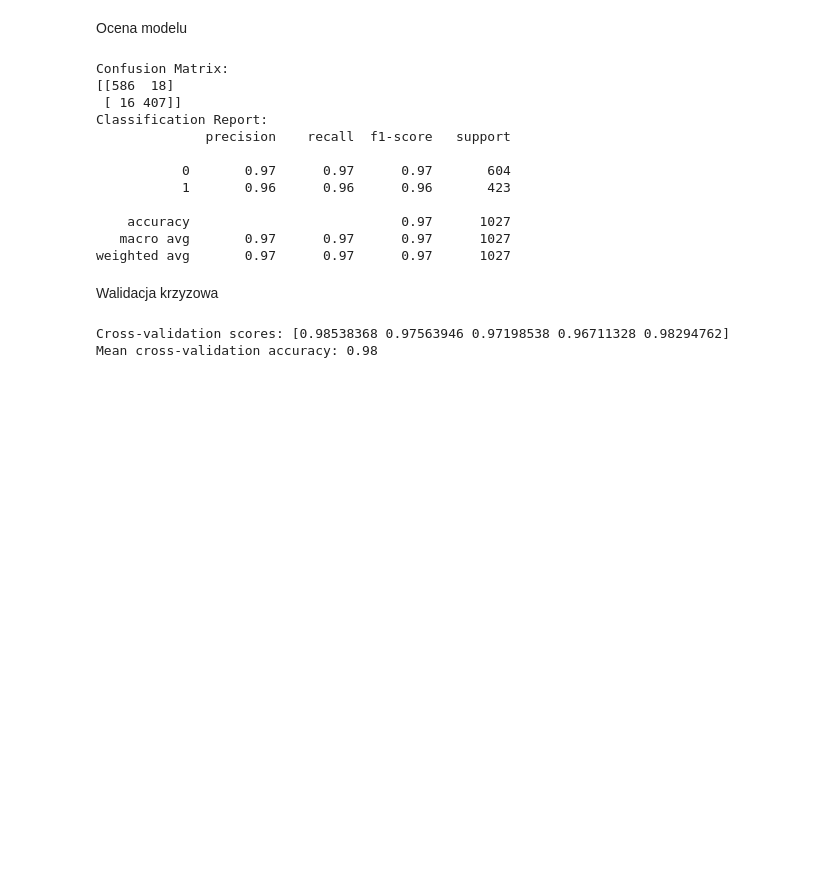
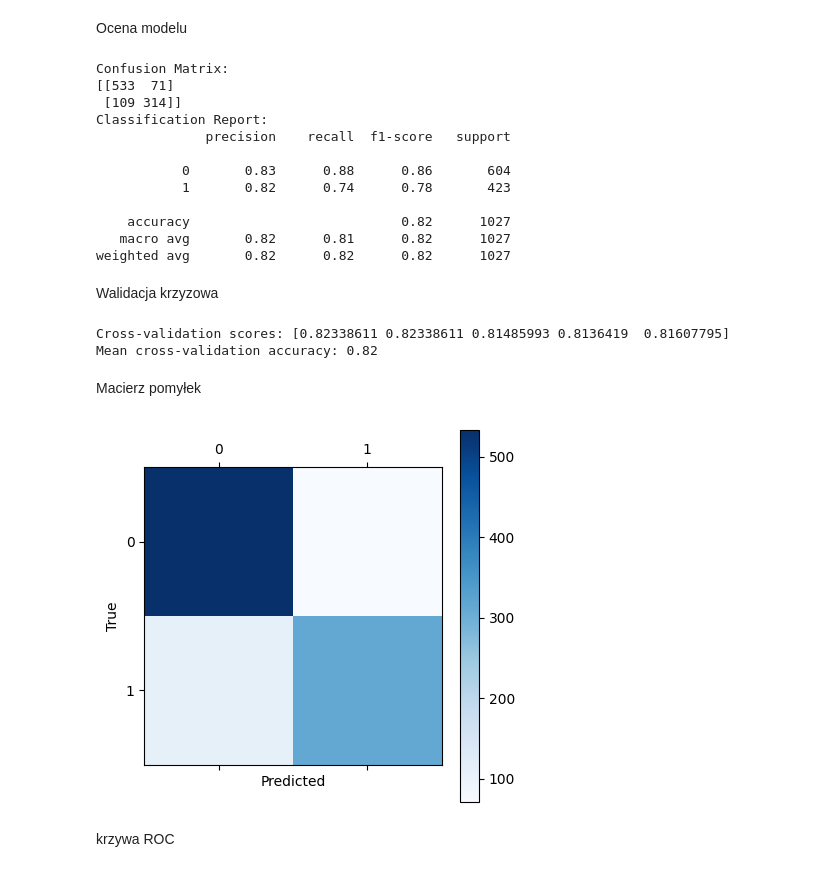
Before and after one commit to krukemilia/UM_health_test_by_blood, a Jupyter notebook: health_test_mlp_classifier.ipynb, the cells around one changed output. Saved outputs shown, nothing was run; the diff lists cells and outputs as text; code cells hidden in the pictures; blank space fills up the shorter version.

Commit message:
clean up data for mlp classifier, add confusion matrix, ROC curve and learning curve

```diff
--- a/health_test_mlp_classifier.ipynb
+++ b/health_test_mlp_classifier.ipynb
@@ -8,6 +13,8 @@ from sklearn.metrics import classification_report, confusion_matrix, accuracy_sc
 Wczytanie danych
 # %%
 df = pd.read_csv('kaggle/Diabetes Classification.csv')
+# %%
+df = df.drop(columns=['Unnamed: 0'])
 # %% [markdown]
 Podział na zbiór treningowy i testowy
 # %%
@@ -50,17 +57,17 @@ print('Classification Report:')
 print(classification_report(y_test, y_pred))
 # %% [output]
 Confusion Matrix:
-[[586  18]
- [ 16 407]]
+[[533  71]
+ [109 314]]
 Classification Report:
               precision    recall  f1-score   support
 
-           0       0.97      0.97      0.97       604
-           1       0.96      0.96      0.96       423
+           0       0.83      0.88      0.86       604
+           1       0.82      0.74      0.78       423
 
-    accuracy                           0.97      1027
-   macro avg       0.97      0.97      0.97      1027
-weighted avg       0.97      0.97      0.97      1027
+    accuracy                           0.82      1027
+   macro avg       0.82      0.81      0.82      1027
+weighted avg       0.82      0.82      0.82      1027
 # %% [markdown]
 Walidacja krzyzowa
 # %%
@@ -69,5 +76,19 @@ cross_val_scores = cross_val_score(clf, X_train, y_train, cv=5)
 print(f'Cross-validation scores: {cross_val_scores}')
 print(f'Mean cross-validation accuracy: {cross_val_scores.mean():.2f}')
 # %% [output]
-Cross-validation scores: [0.98538368 0.97563946 0.97198538 0.96711328 0.98294762]
-Mean cross-validation accuracy: 0.98
+Cross-validation scores: [0.82338611 0.82338611 0.81485993 0.8136419  0.81607795]
+Mean cross-validation accuracy: 0.82
+# %% [markdown]
+Macierz pomyłek
+# %%
+cm = confusion_matrix(y_test, clf.predict(X_test))
+# %%
+plt.matshow(cm, cmap=plt.cm.Blues)
+plt.colorbar()
+plt.xlabel('Predicted')
+plt.ylabel('True')
+plt.show()
+# %% [output]
+[figure, added]
+# %% [markdown]
+krzywa ROC
```
Also changed, not shown: parts of 8 cells of this notebook.
